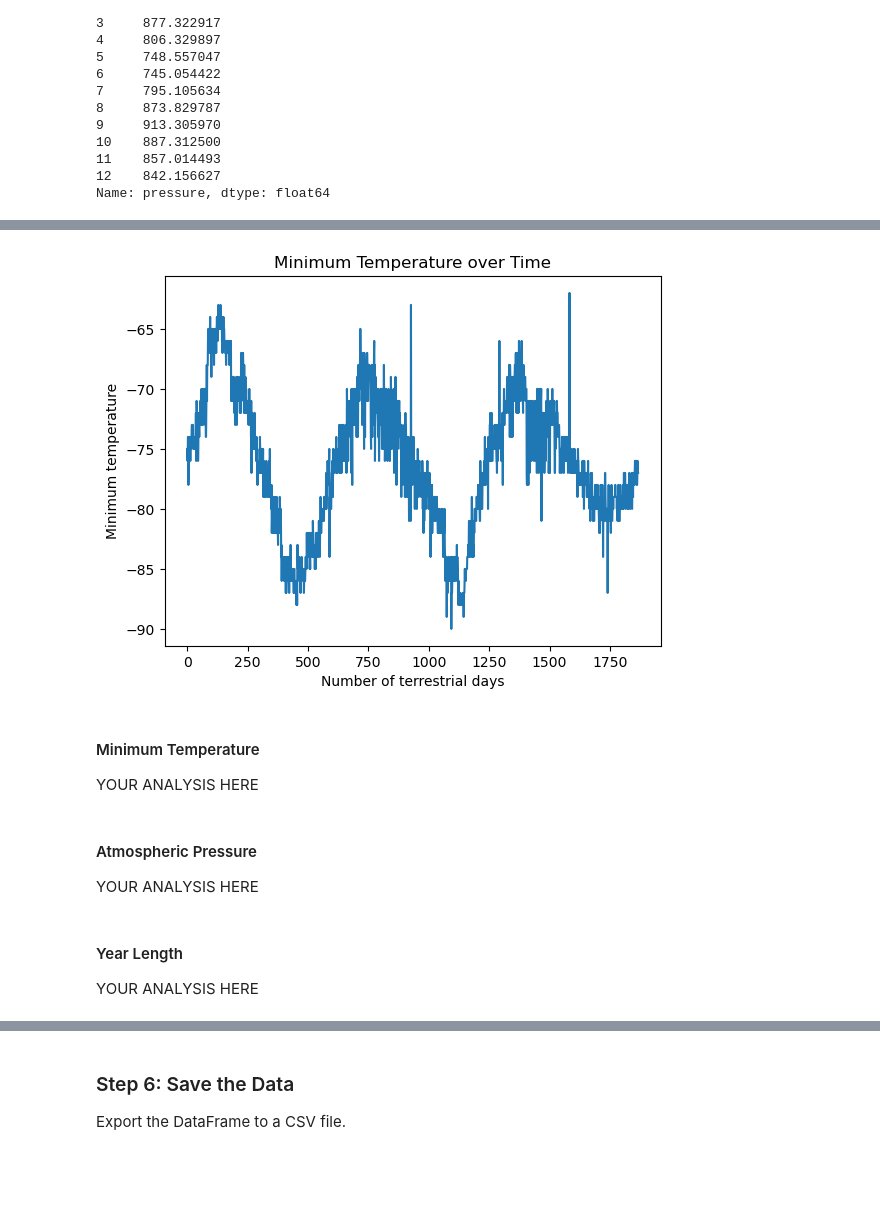
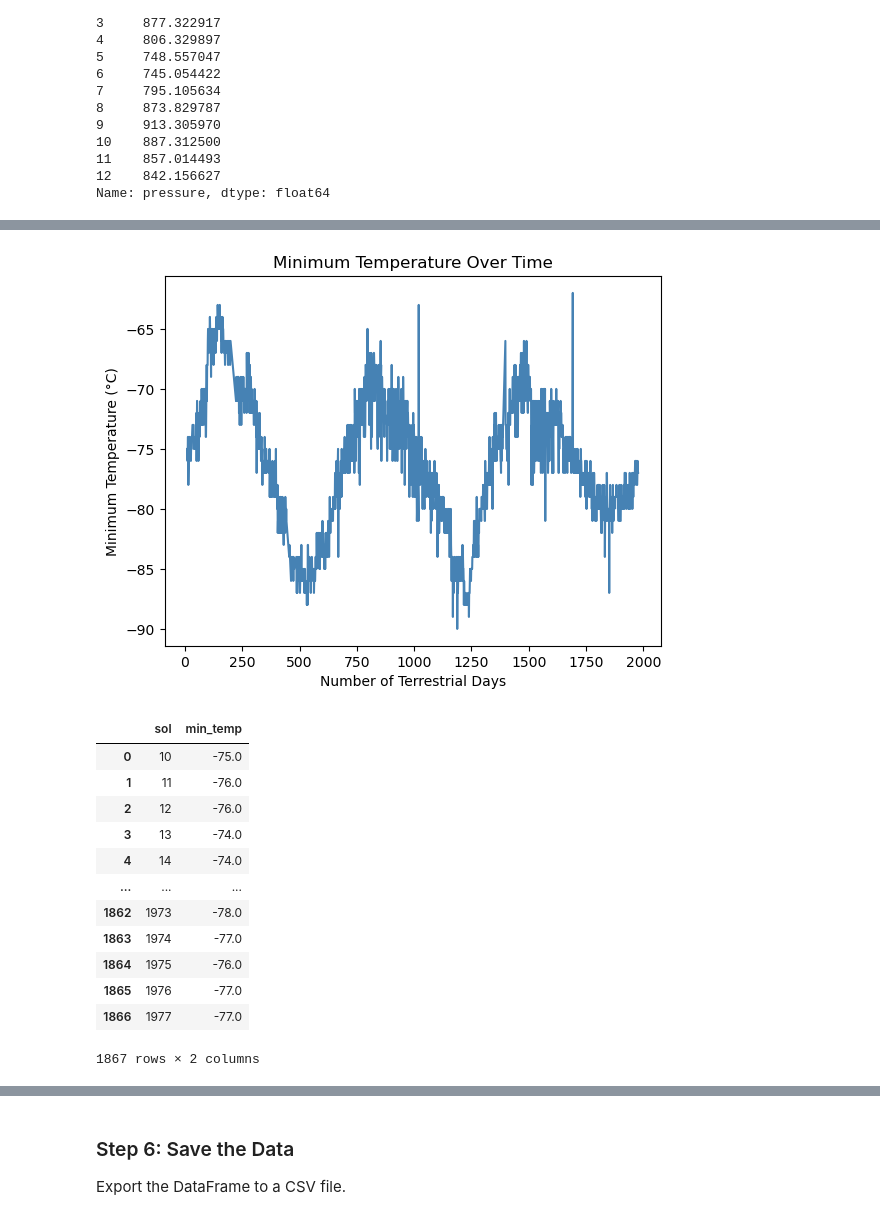
Before and after one commit to AMRITKAUR89/html-challenge, a Jupyter notebook: part_2_mars_weather.ipynb, the cells around one changed output, grey strips where cells are left out. Cells and saved outputs as stored; diff of their text form; code cells hidden in the pictures; blank space fills up the shorter version.

```diff
--- a/part_2_mars_weather.ipynb
+++ b/part_2_mars_weather.ipynb
@@ -16958,2 +33799,14 @@ dtype: object
+# %%
+# Change data types for data analysis
+rows_df['terrestrial_date'] = pd.to_datetime(rows_df['terrestrial_date'], errors='coerce')
+
+rows_df = rows_df.astype({
+    'terrestrial_date': 'datetime64[ns]',
+    'sol': 'Int32',
+    'ls': 'Int32',
+    'month': 'Int32',
+    'min_temp': 'float',
+    'pressure': 'float',
+})
 # %%
 # Confirm type changes were successful by examining data types again
@@ -17043,14 +33988,28 @@ Name: pressure, dtype: float64
 # %%
 # 5. How many terrestrial (Earth) days are there in a Martian year?
 # Visually estimate the result by plotting the daily minimum temperature of each observation in the data set.
+
+plt.plot(rows_df['sol'], rows_df['min_temp'], color='steelblue')
+plt.title('Minimum Temperature Over Time')
+plt.xlabel('Number of Terrestrial Days')
+plt.ylabel('Minimum Temperature ')
+plt.show()
 # %% [output]
-[figure, old version]
+[figure, new version]
-# %% [markdown]
-#### Minimum Temperature
-YOUR ANALYSIS HERE
-# %% [markdown]
-#### Atmospheric Pressure
-YOUR ANALYSIS HERE
-# %% [markdown]
-#### Year Length
-YOUR ANALYSIS HERE
+# %%
+rows_year = rows_df[['sol', 'min_temp']]
+rows_year
+# %% [output]
+|  | sol | min_temp |
+| 0 | 10 | -75.0 |
+| 1 | 11 | -76.0 |
+| 2 | 12 | -76.0 |
+| 3 | 13 | -74.0 |
+| 4 | 14 | -74.0 |
+| ... | ... | ... |
+| 1862 | 1973 | -78.0 |
+| 1863 | 1974 | -77.0 |
+| 1864 | 1975 | -76.0 |
+| 1865 | 1976 | -77.0 |
+| 1866 | 1977 | -77.0 |
+1867 rows × 2 columns
```
Also changed, not shown: parts of 24 cells of this notebook, 3 other files.
